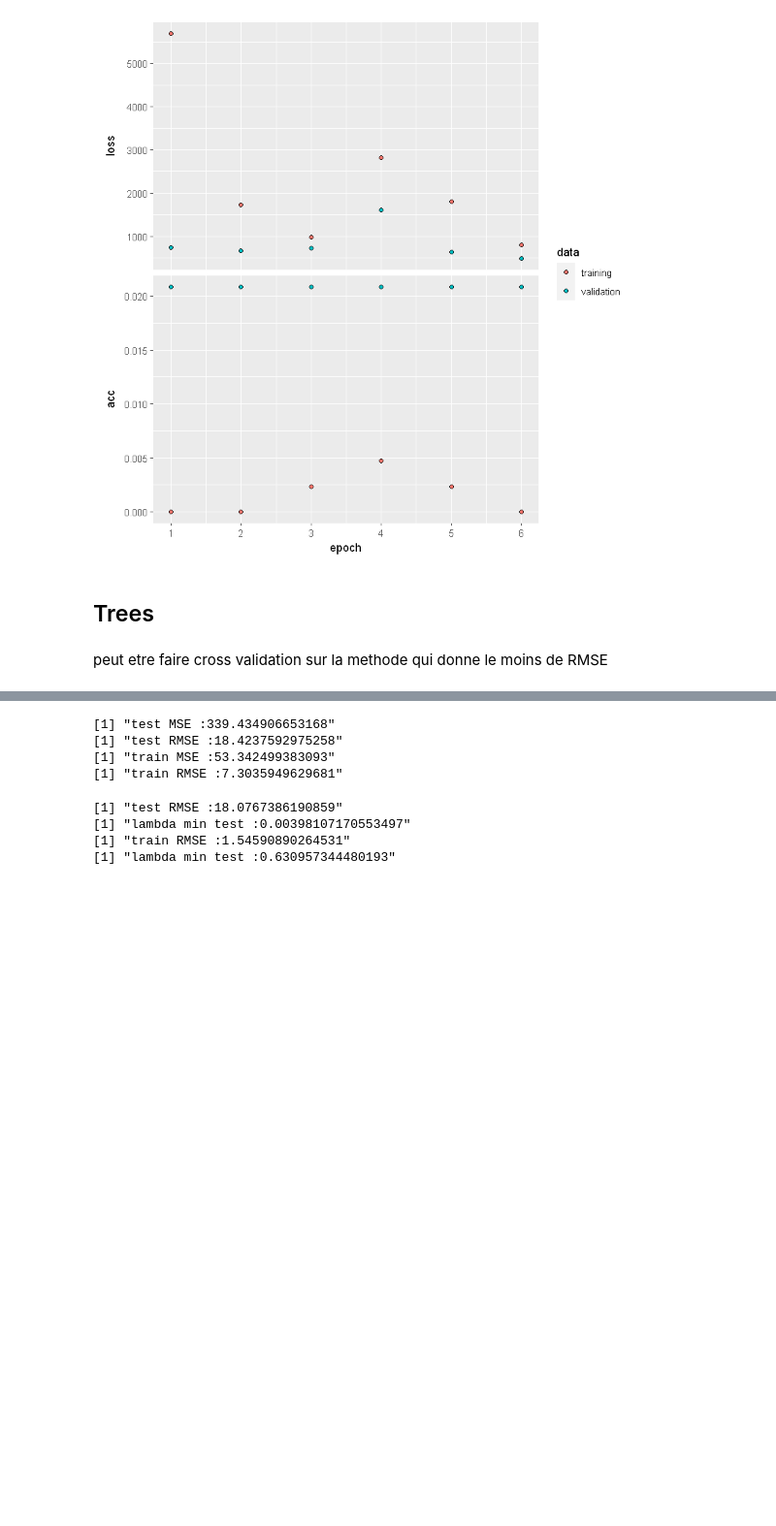
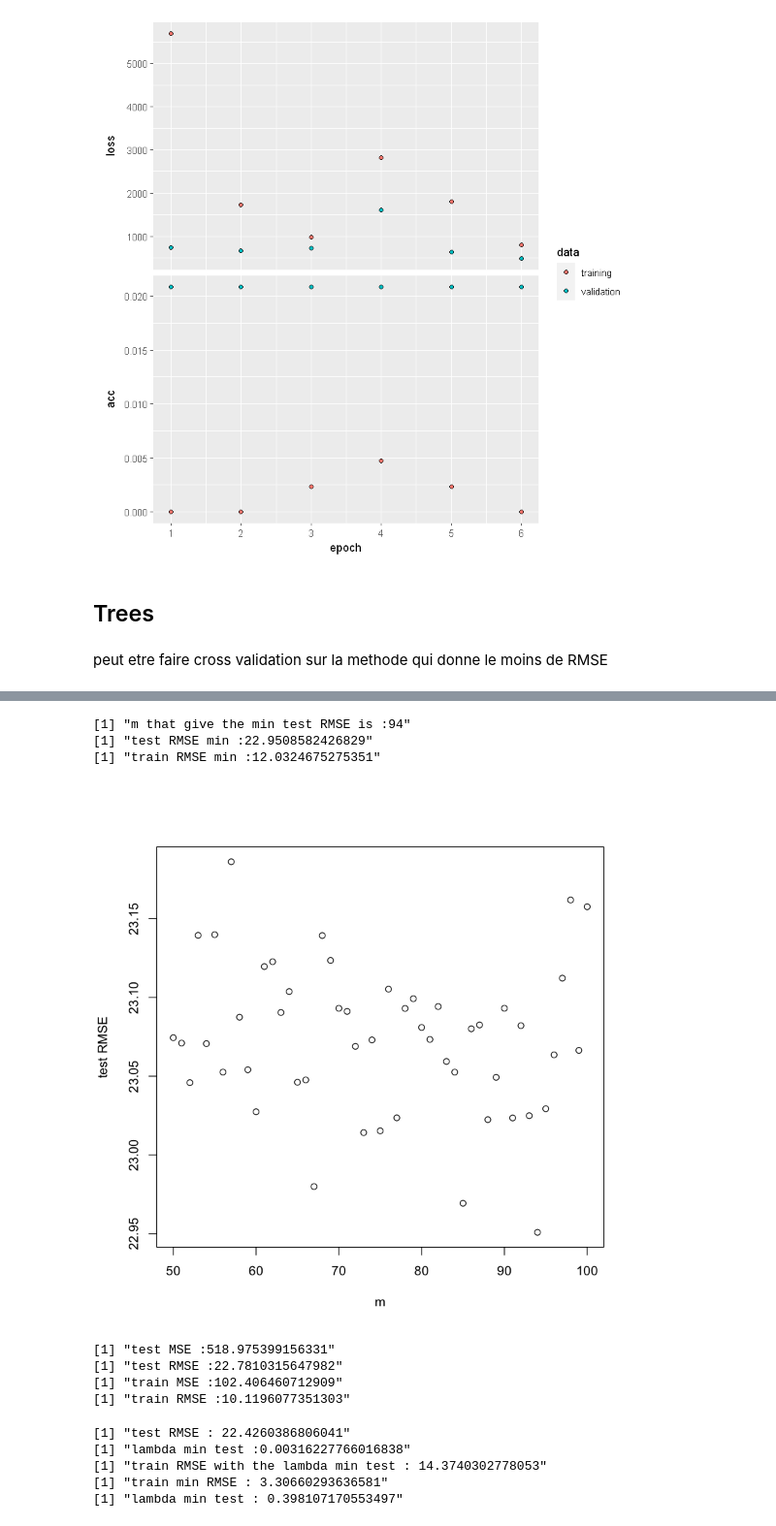
Before and after one commit to ghaeflig/Miniproject-Bio-322, a Jupyter notebook: src/NonlinearMethod.ipynb, the cells around one changed output, grey strips where cells are left out. Shown at 97% size. Drawn from its saved outputs; the diff is of its cells as text; code cells hidden in the pictures; blank space fills up the shorter version.

Commit message:
essais sur gradient descent et gradient boosting

```diff
--- a/src/NonlinearMethod.ipynb
+++ b/src/NonlinearMethod.ipynb
@@ -188,32 +196,34 @@ Distribution of residuals:
 #print(paste0('m that give the min test RMSE is :', which.min(RMSE)))
 #print(paste0('test RMSE min :', RMSE(which.min(RMSE))))
 # %%
-#Random Forest
+#Random Forest ok
+set.seed(5)
 random_forest <- function(m,data.train,data.test) {
     rf <- randomForest(VALENCE.PLEASANTNESS ~ ., data = data.train, mtry = m) #ntree = 500 by default
     pred <- predict(rf, data.test[,-which(names(data.train) %in% c("VALENCE.PLEASANTNESS"))])
     MSE = mean((pred - data.test$VALENCE.PLEASANTNESS)^2)
     sqrt(MSE)
 }
 
 RMSE.test <- sapply(50:100, random_forest, data.train, data.test)
 #I choose m between 50 and 100 because sqrt(p) = 70 = typical choice for random forest
 plot(50:100,RMSE.test,xlab='m',ylab='test RMSE')
-which.min(RMSE.test) # min = 100
 print(paste0('m that give the min test RMSE is :', which.min(RMSE.test) + 49)) #Change the 49 if we change the intervall of m 50:100
-print(paste0('test RMSE min :', RMSE.test(which.min(RMSE.test))))
+print(paste0('test RMSE min :', RMSE.test[which.min(RMSE.test)]))
 
-#--> m that give the min RMSE is 100
-#--> min RMSE little less than 22
-
-rf <- randomForest(VALENCE.PLEASANTNESS ~ ., data = data.train, mtry = 100)
+rf <- randomForest(VALENCE.PLEASANTNESS ~ ., data = data.train, mtry = 94)
 pred.train <- predict(rf, data.train.x)
 RMSE.train <- sqrt(mean((pred.train-data.train.y)^2))
-print(paste0('train RMSE min :', RMSE.train)
+print(paste0('train RMSE min :', RMSE.train))
+# %% [output]
+[1] "m that give the min test RMSE is :94"
+[1] "test RMSE min :22.9508582426829"
+[1] "train RMSE min :12.0324675275351"
+[figure, added]
 # %%
 #Bagging ok
 set.seed(1)
-m <- 4871 # in Bagging, we consider all the predictors as split candidates
+m <- 4870 # in Bagging, we consider all the predictors as split candidates
 bag <- randomForest(VALENCE.PLEASANTNESS ~ ., data = data.train, mtry = m) #ntree = 500 par defaut, peut etre essayer avec 1000 une fois ?
 pred.bag.test <- predict(bag, newdata = data.test.x)
 MSE.test = mean((pred.bag.test - data.test.y)^2)
@@ -228,12 +238,12 @@ RMSE.train = sqrt(MSE.train)
 print(paste0('train MSE :', MSE.train))
 print(paste0('train RMSE :', RMSE.train))
 # %% [output]
-[1] "test MSE :339.434906653168"
-[1] "test RMSE :18.4237592975258"
-[1] "train MSE :53.342499383093"
-[1] "train RMSE :7.3035949629681"
+[1] "test MSE :518.975399156331"
+[1] "test RMSE :22.7810315647982"
+[1] "train MSE :102.406460712909"
+[1] "train RMSE :10.1196077351303"
 # %%
-#Boosting with cross sur le meilleur lambda?
+#Boosting à relancer
 
 data.test.x<- as.matrix((model.matrix(~.-1, data.test.x)))
 data.train.x <- as.matrix((model.matrix(~.-1, data.train.x)))
@@ -259,18 +269,21 @@ for (i in 1:length(lambdas)) {
 
 MSEmin.test <- min(test.err)
 lambdamin.test <- lambdas[which.min(test.err)]
+MSE.train <- train.err[which.min(test.err)]
 MSEmin.train <- min(train.err)
 lambdamin.train <- lambdas[which.min(train.err)]
 
-print(paste0('test RMSE :', sqrt(MSEmin.test)))
+print(paste0('test RMSE : ', sqrt(MSEmin.test)))
 print(paste0('lambda min test :', lambdamin.test))
-print(paste0('train RMSE :', sqrt(MSEmin.train)))
-print(paste0('lambda min test :', lambdamin.train))
+print(paste0('train RMSE with the lambda min test : ', sqrt(MSE.train)))
+print(paste0('train min RMSE : ', sqrt(MSEmin.train)))
+print(paste0('lambda min test : ', lambdamin.train))
 # %% [output]
-[1] "test RMSE :18.0767386190859"
-[1] "lambda min test :0.00398107170553497"
-[1] "train RMSE :1.54590890264531"
-[1] "lambda min test :0.630957344480193"
+[1] "test RMSE : 22.4260386806041"
+[1] "lambda min test :0.00316227766016838"
+[1] "train RMSE with the lambda min test : 14.3740302778053"
+[1] "train min RMSE : 3.30660293636581"
+[1] "lambda min test : 0.398107170553497"
 # %%
 plot(log(lambdas), log(train.err), type="b", xlab="log Shrinkage values", ylab="log Training MSE")
 plot(log(lambdas), log(test.err), type="b", xlab="log Shrinkage values", ylab="log Test MSE")
```
Also changed, not shown: parts of 12 cells of this notebook, 1 other file.
